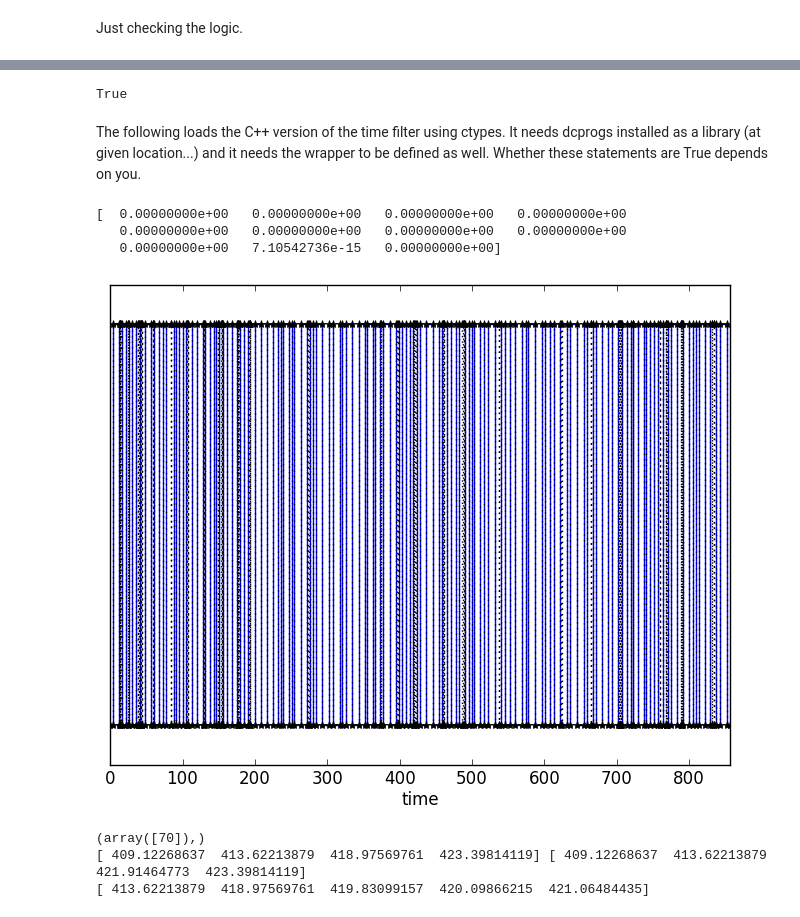
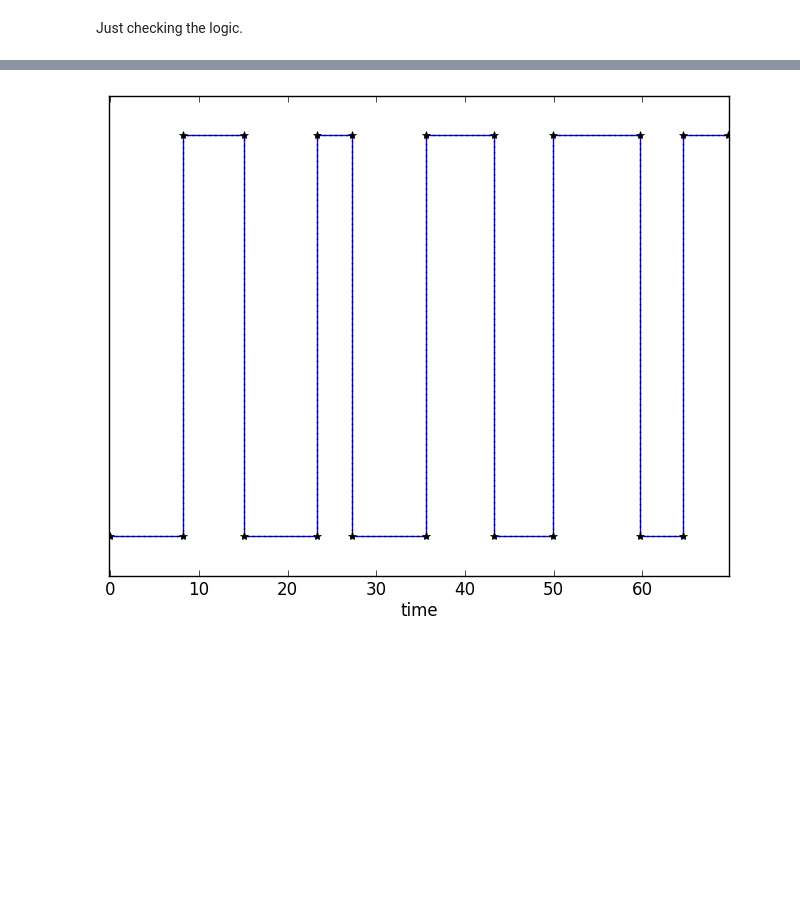
Before and after one commit to DCPROGS/HJCFIT, a Jupyter notebook: exploration/Time series.ipynb, the cells around one changed output, grey strips where cells are left out. Drawn from its saved outputs; the diff is of its cells as text; code cells hidden in the pictures; blank space fills up the shorter version.

```diff
--- a/exploration/Time series.ipynb
+++ b/exploration/Time series.ipynb
@@ -17,69 +17,8 @@ display(gcf())
-# %%
-def filter_series(series, tau=None):
-    from numpy import array, min, abs, add
-    durations = series[1:] - series[:-1]
-    if tau is None: tau = min(abs(durations)) + 0.01
-    i = 0
-    while i < len(durations) and durations[i] < tau: i += 2
-    if i >= len(durations): return array([], dtype=series.dtype)
-    if i == len(durations) - 1: return series[-2:]
-
-    result = [series[i], durations[i]]
-    i += 1
-    while i < len(durations):
-        if durations[i] >= tau: result.append(durations[i])
-        else:
-            interval = durations[i]
-            if i + 1 < len(durations):
-                interval += durations[i+1]
-                i = i + 1
-            result[-1] += interval
-        i = i + 1
-    return add.accumulate(result)
-
-tau = 1
-filtered = filter_series(series, tau=tau)
-#if len(filtered): plot_time_series(filtered)
-print all(abs(filtered - perfect) < 1e-12)
-# %% [output]
-True
-# %% [markdown]
-The following loads the C++ version of the time filter using ctypes. It needs dcprogs installed as a library (at given location...) and it needs the wrapper to be defined as well. Whether these statements are True depends on you.
 # %%
 from dcprogs.likelihood import time_filter as cpp_time_filter
 filtered = cpp_time_filter(series, 1)
-print filtered - perfect
+plot_time_series(perfect)
+plot_time_series(filtered, ax=gca(), marker='*', color='k', linestyle=':')
+display(gcf())
 # %% [output]
-[  0.00000000e+00   0.00000000e+00   0.00000000e+00   0.00000000e+00
-   0.00000000e+00   0.00000000e+00   0.00000000e+00   0.00000000e+00
-   0.00000000e+00   7.10542736e-15   0.00000000e+00]
+[figure, added]
-# %%
-check =   array([   0.        ,    8.02032094,   15.57204974,   25.51160194,
-               30.18474983,   37.13827442,   45.22499582,   52.95495114,
-               60.94163241,   64.36250609,   67.68543494,   70.87952315,
-               78.15194284,   87.00549377,   95.67032445,   99.61786065,
-              103.53299119])
-series =       array([   0.        ,    2.75887931,    2.90539286,    8.02032094,
-               15.57204974,   23.40147073,   24.39530492,   25.51160194,
-               30.18474983,   37.13827442,   40.91220602,   41.2375526 ,
-               45.22499582,   52.95495114,   54.73983458,   55.26673857,
-               55.74983   ,   55.76238591,   60.94163241,   62.21406873,
-               63.09479411,   64.36250609,   67.68543494,   70.87952315,
-               78.15194284,   83.63397672,   83.96628385,   87.00549377,
-               93.98033018,   94.46407608,   95.67032445,   99.61786065,
-              103.53299119])
-plot_time_series(check)
-plot_time_series(series, ax=gca(), marker='*', color='k', linestyle=':')
-display(gcf())
-# %% [output]
-[figure, removed]
-# %%
-result = cpp_time_filter(series, 1)
-print where(abs(result - check) > 1e-8)
-print check[68:72], result[68:72]
-print series[113:118]
-print
-# %% [output]
-(array([70]),)
-[ 409.12268637  413.62213879  418.97569761  423.39814119] [ 409.12268637  413.62213879  421.91464773  423.39814119]
-[ 413.62213879  418.97569761  419.83099157  420.09866215  421.06484435]
```
Also changed, not shown: parts of 1 cell of this notebook, 3 other files.
